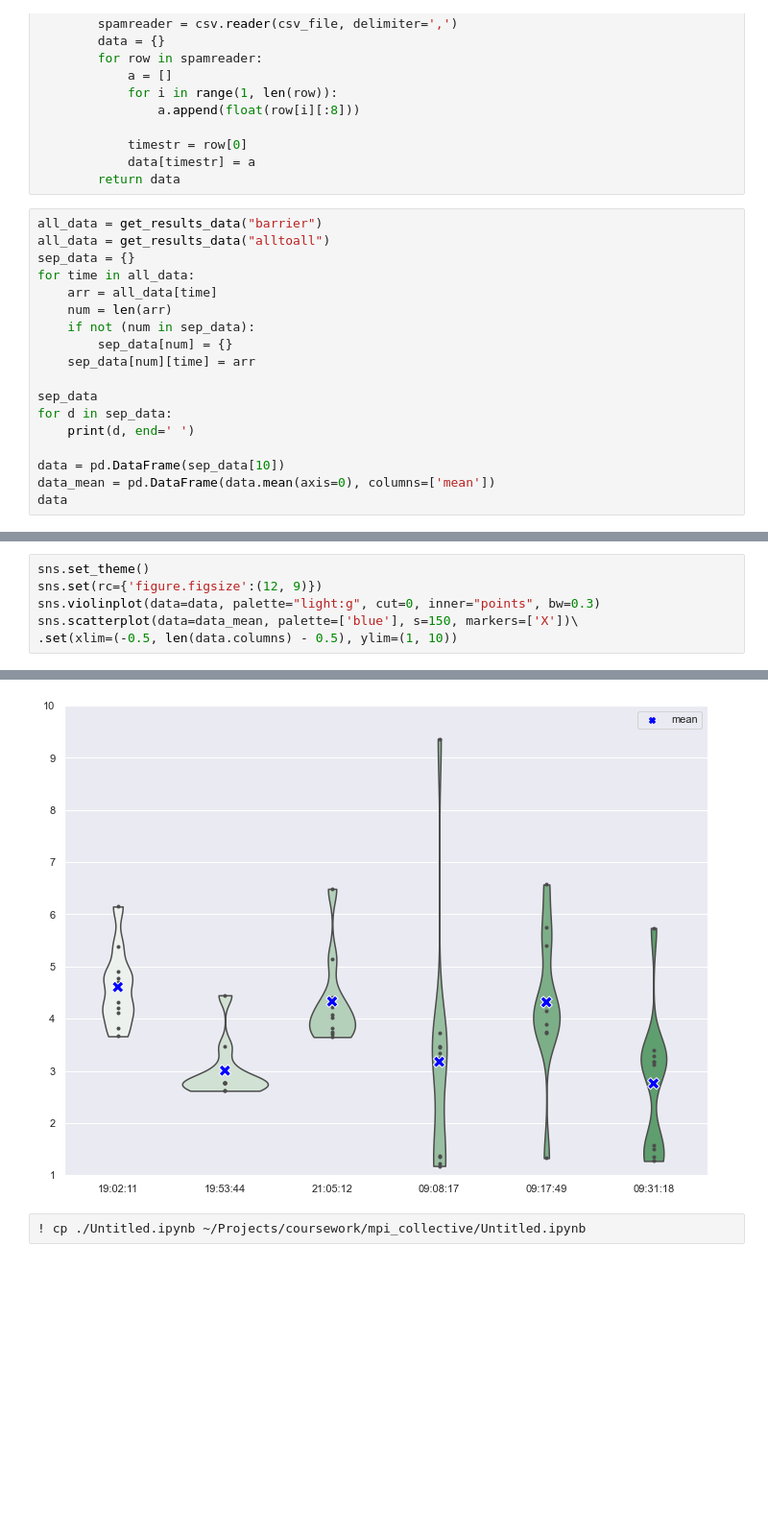
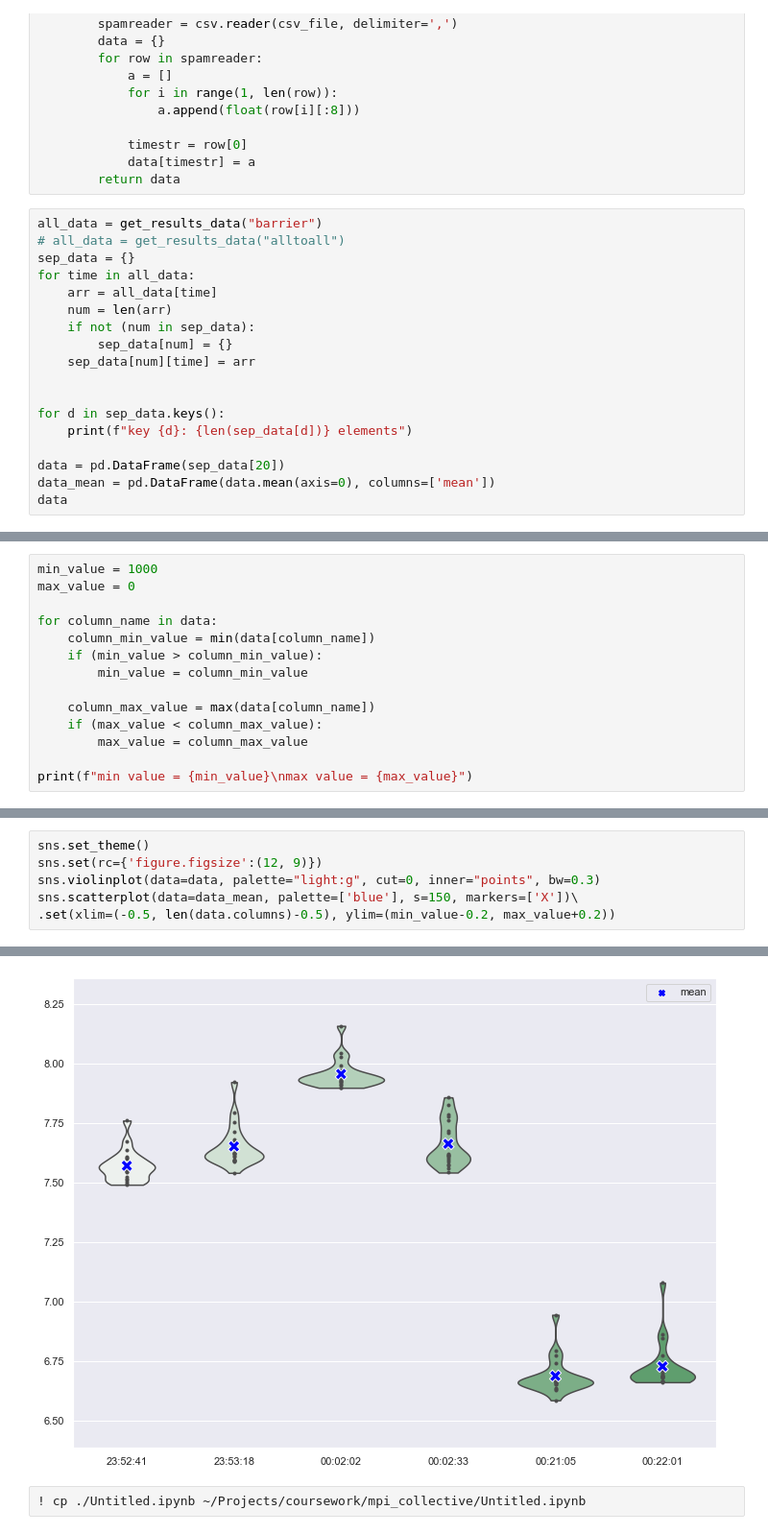
Before and after one commit to jqp4/acad-2021-NVIDIA-GPU, a Jupyter notebook: mpi_collective/Untitled.ipynb, the cells around one changed output, grey strips where cells are left out. Shown: that part at 96% size. Cells and saved outputs as stored; diff of their text form; blank space fills up the shorter version.

```diff
--- a/mpi_collective/Untitled.ipynb
+++ b/mpi_collective/Untitled.ipynb
@@ -88,7 +88,7 @@ def get_results_data(test_type):
         return data
 # %%
 all_data = get_results_data("barrier")
-all_data = get_results_data("alltoall")
+# all_data = get_results_data("alltoall")
 sep_data = {}
 for time in all_data:
     arr = all_data[time]
@@ -97,11 +97,11 @@ for time in all_data:
         sep_data[num] = {}
     sep_data[num][time] = arr
 
-sep_data
-for d in sep_data:
-    print(d, end=' ')
 
-data = pd.DataFrame(sep_data[10])
+for d in sep_data.keys():
+    print(f"key {d}: {len(sep_data[d])} elements")
+
+data = pd.DataFrame(sep_data[20])
 data_mean = pd.DataFrame(data.mean(axis=0), columns=['mean'])
 data
 # %% [output]
@@ -119,0 +127,14 @@ data
+# %%
+min_value = 1000
+max_value = 0
+
+for column_name in data:
+    column_min_value = min(data[column_name])
+    if (min_value > column_min_value):
+        min_value = column_min_value
+
+    column_max_value = max(data[column_name])
+    if (max_value < column_max_value):
+        max_value = column_max_value
+
+print(f"min value = {min_value}\nmax value = {max_value}")
@@ -122,5 +146,5 @@ sns.set_theme()
 sns.set(rc={'figure.figsize':(12, 9)})
 sns.violinplot(data=data, palette="light:g", cut=0, inner="points", bw=0.3)
 sns.scatterplot(data=data_mean, palette=['blue'], s=150, markers=['X'])\
-.set(xlim=(-0.5, len(data.columns) - 0.5), ylim=(1, 10))
+.set(xlim=(-0.5, len(data.columns)-0.5), ylim=(min_value-0.2, max_value+0.2))
 # %% [output]
@@ -128,3 +152,3 @@ sns.scatterplot(data=data_mean, palette=['blue'], s=150, markers=['X'])\
-[figure, old version]
+[figure, new version]
 # %%
 ! cp ./Untitled.ipynb ~/Projects/coursework/mpi_collective/Untitled.ipynb
```
Also changed, not shown: parts of 10 cells of this notebook, 15 other files.
